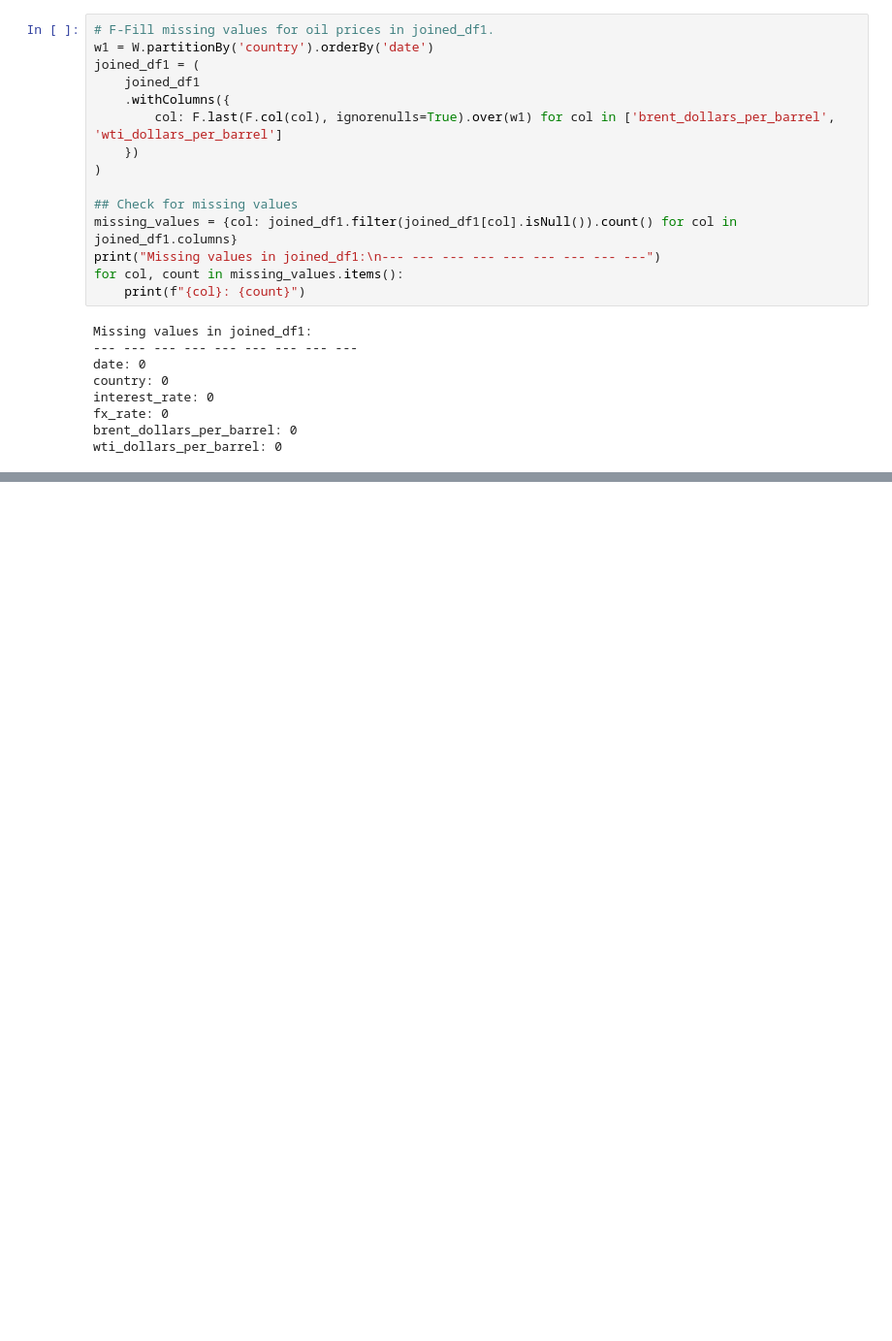
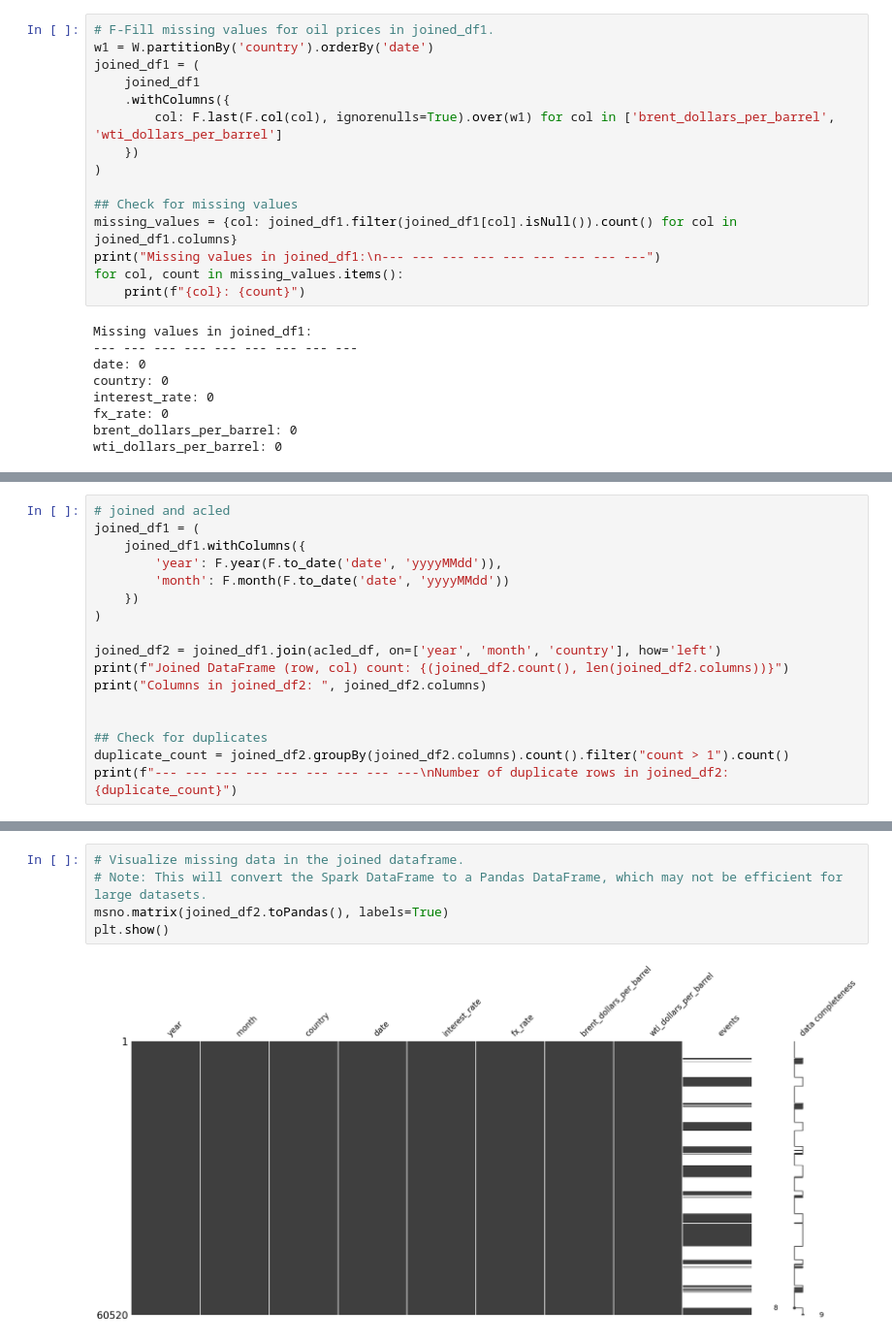
Before and after one commit to bravobryan/MLProject, a Jupyter notebook: StraitofHormuzResearch/notebooks/silver/joined_input.ipynb, the cells around one changed output, grey strips where cells are left out. Shown at 97% size. Cells and saved outputs as stored; diff of their text form; blank space fills up the shorter version.

Commit message:
Progressed through joined_input

```diff
--- a/StraitofHormuzResearch/notebooks/silver/joined_input.ipynb
+++ b/StraitofHormuzResearch/notebooks/silver/joined_input.ipynb
@@ -244,0 +309,17 @@ KeyboardInterrupt:
+# %%
+# joined and acled
+joined_df1 = (
+    joined_df1.withColumns({
+        'year': F.year(F.to_date('date', 'yyyyMMdd')),
+        'month': F.month(F.to_date('date', 'yyyyMMdd'))
+    })
+)
+
+joined_df2 = joined_df1.join(acled_df, on=['year', 'month', 'country'], how='left')
+print(f"Joined DataFrame (row, col) count: {(joined_df2.count(), len(joined_df2.columns))}")
+print("Columns in joined_df2: ", joined_df2.columns)
+
+
+## Check for duplicates
+duplicate_count = joined_df2.groupBy(joined_df2.columns).count().filter("count > 1").count()
+print(f"--- --- --- --- --- --- --- --- ---\nNumber of duplicate rows in joined_df2: {duplicate_count}")
@@ -248,0 +349,7 @@ KeyboardInterrupt:
+# %%
+# Visualize missing data in the joined dataframe.
+# Note: This will convert the Spark DataFrame to a Pandas DataFrame, which may not be efficient for large datasets.
+msno.matrix(joined_df2.toPandas(), labels=True)
+plt.show()
+# %% [output]
+[figure, added]
```
Also changed, not shown: parts of 14 cells of this notebook.
